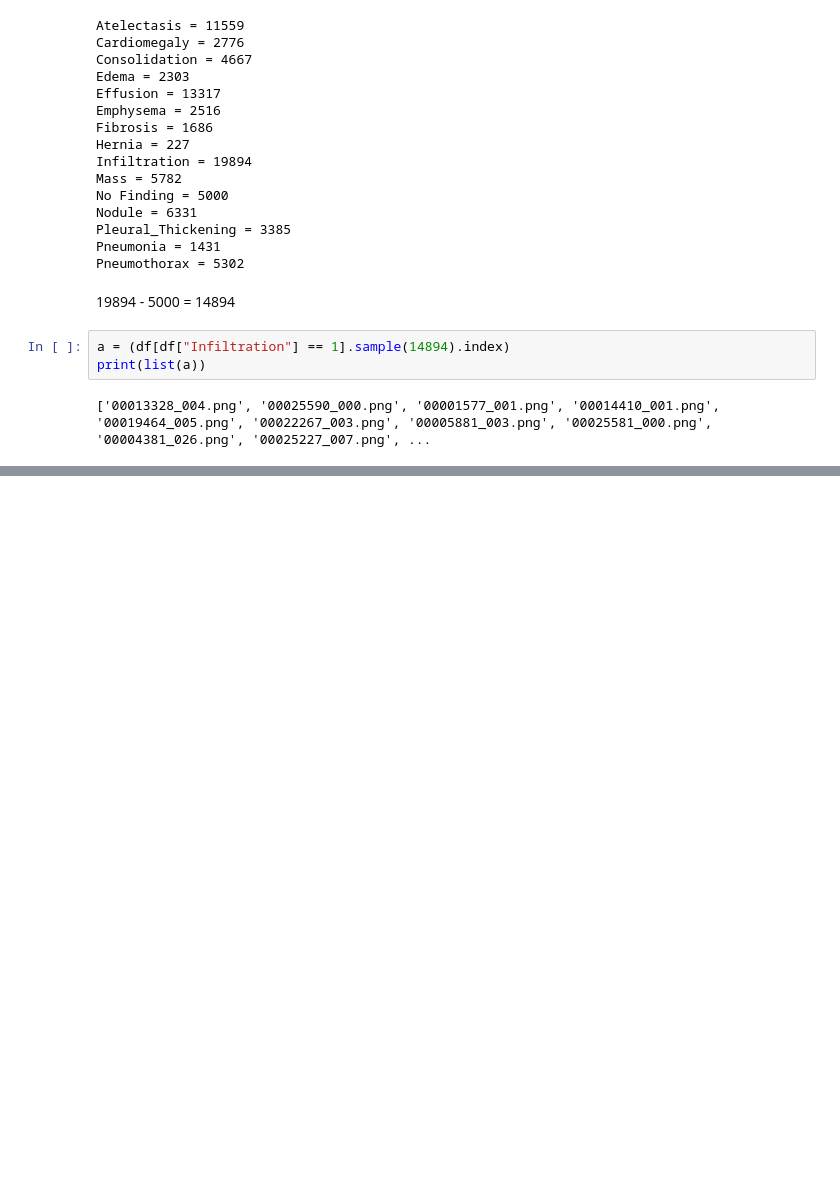
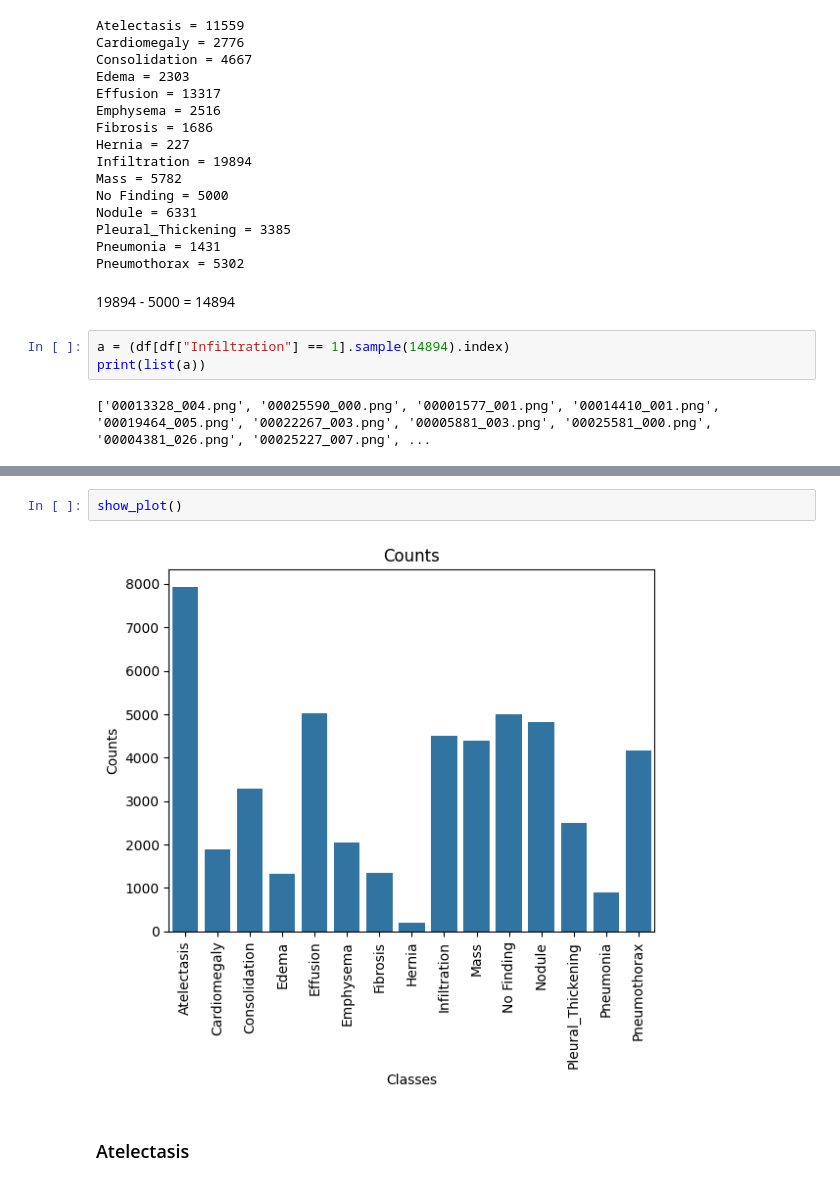
Before and after one commit to Asifdotexe/healthcare-ai-project, a Jupyter notebook: python/notebook/issue-07-as-data-processing.ipynb, the cells around one changed output, grey strips where cells are left out. Drawn from its saved outputs; the diff is of its cells as text; blank space fills up the shorter version.

```diff
--- a/python/notebook/issue-07-as-data-processing.ipynb
+++ b/python/notebook/issue-07-as-data-processing.ipynb
@@ -265,0 +314,6 @@ NameError: name 'n_df' is not defined
+# %%
+show_plot()
+# %% [output]
+[figure, added]
+# %% [markdown]
+### Atelectasis
```
Also changed, not shown: parts of 16 cells of this notebook.
